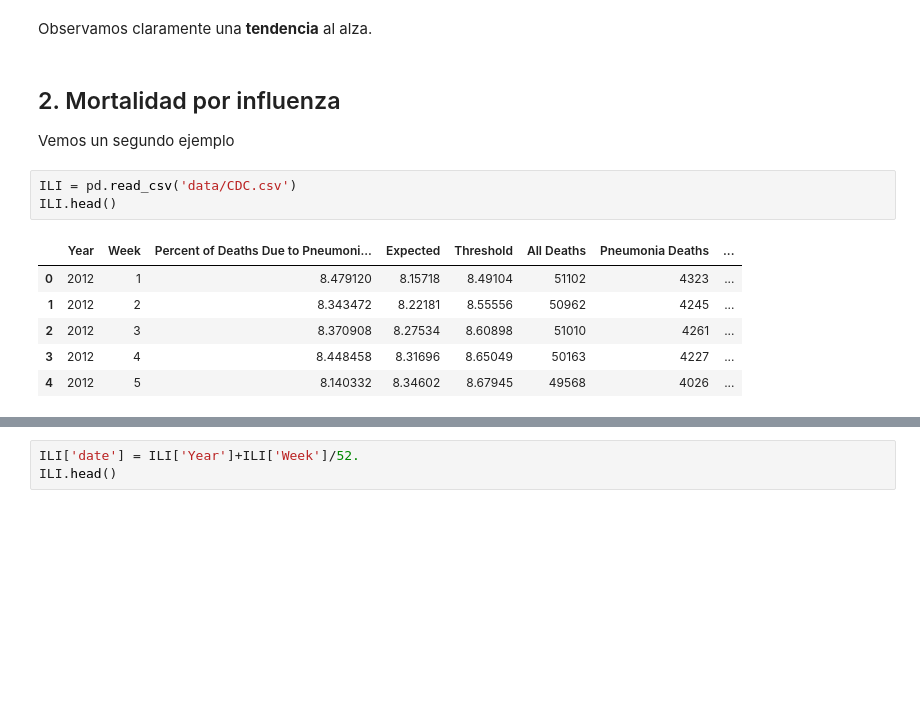
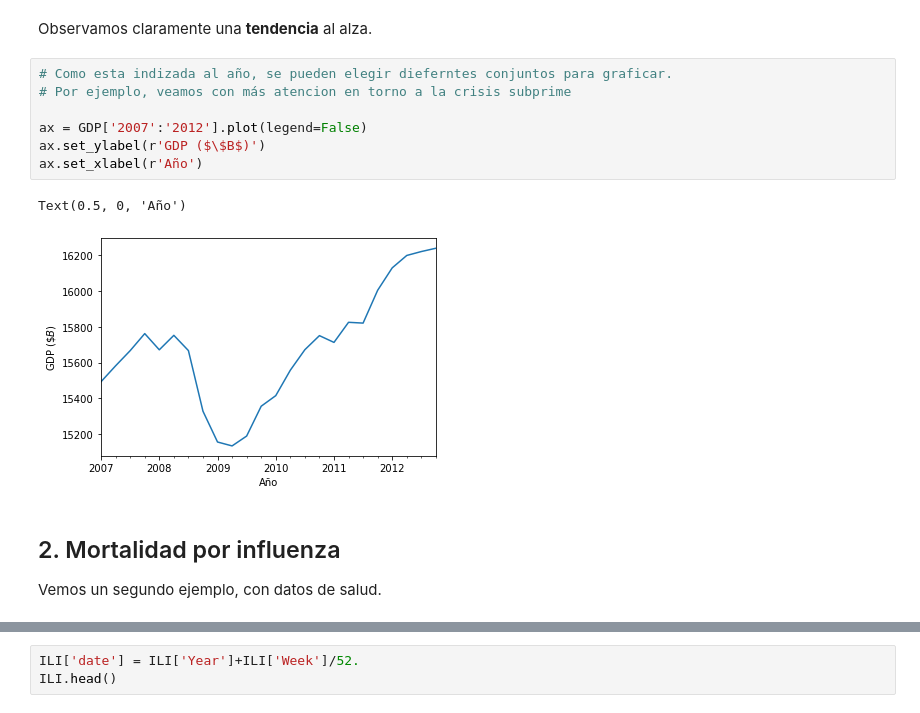
Before and after one commit to melanieoyarzun/taller_seriestiempo_IDS, a Jupyter notebook: Notebook-taller-bloque1.ipynb, the cells around one changed output, grey strips where cells are left out. Saved outputs shown, nothing was run; the diff lists cells and outputs as text; blank space fills up the shorter version.

```diff
--- a/Notebook-taller-bloque1.ipynb
+++ b/Notebook-taller-bloque1.ipynb
@@ -438,16 +367,16 @@ Text(0, 0.5, 'GDP ($\\$B$)')
 # %% [markdown]
 Observamos claramente una **tendencia** al alza.
+# %%
+# Como esta indizada al año, se pueden elegir dieferntes conjuntos para graficar.
+# Por ejemplo, veamos con más atencion en torno a la crisis subprime
+
+ax = GDP['2007':'2012'].plot(legend=False)
+ax.set_ylabel(r'GDP ($\$B$)')
+ax.set_xlabel(r'Año')
+# %% [output]
+Text(0.5, 0, 'Año')
+[figure, added]
 # %% [markdown]
 ## 2. Mortalidad por influenza
 
-Vemos un segundo ejemplo
+Vemos un segundo ejemplo, con datos de salud.
-# %%
-ILI = pd.read_csv('data/CDC.csv')
-ILI.head()
-# %% [output]
-|  | Year | Week | Percent of Deaths Due to Pneumoni... | Expected | Threshold | All Deaths | Pneumonia Deaths | ... |
-| 0 | 2012 | 1 | 8.479120 | 8.15718 | 8.49104 | 51102 | 4323 | ... |
-| 1 | 2012 | 2 | 8.343472 | 8.22181 | 8.55556 | 50962 | 4245 | ... |
-| 2 | 2012 | 3 | 8.370908 | 8.27534 | 8.60898 | 51010 | 4261 | ... |
-| 3 | 2012 | 4 | 8.448458 | 8.31696 | 8.65049 | 50163 | 4227 | ... |
-| 4 | 2012 | 5 | 8.140332 | 8.34602 | 8.67945 | 49568 | 4026 | ... |
```
Also changed, not shown: parts of 57 cells of this notebook, 2 other files.
